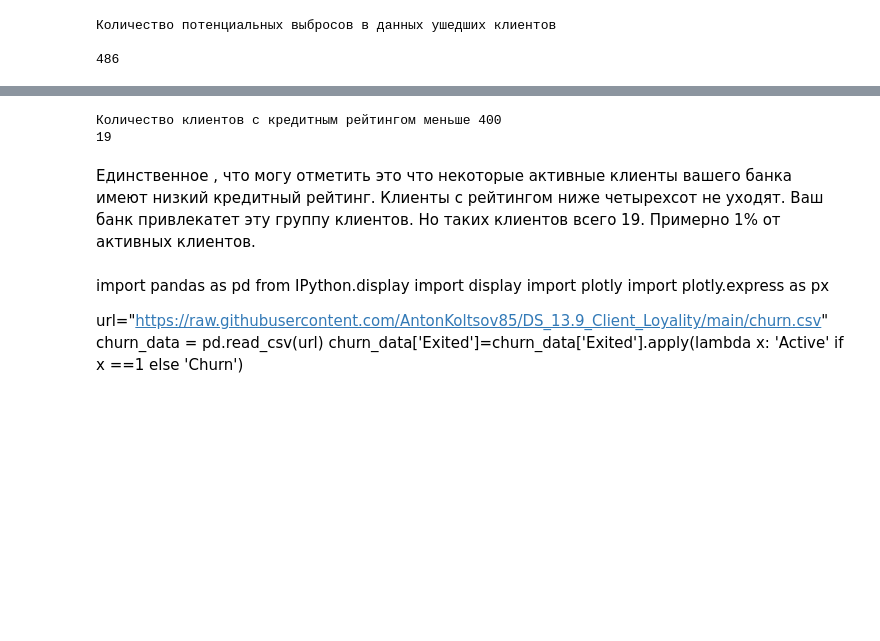
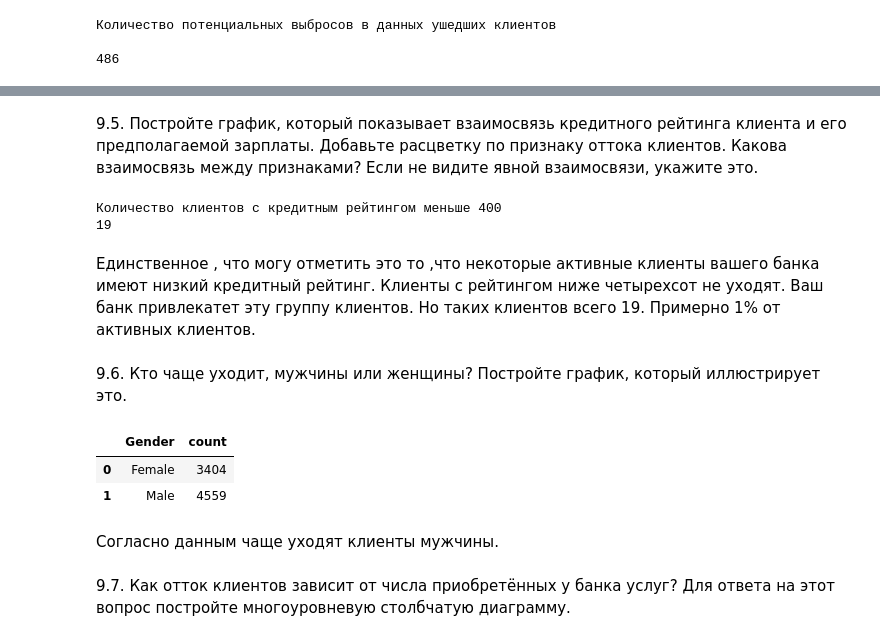
Before and after one commit to AntonKoltsov85/DS_13.9_Client_Loyality, a Jupyter notebook: churn_nb.ipynb, the cells around one changed output, grey strips where cells are left out. Drawn from its saved outputs; the diff is of its cells as text; code cells hidden in the pictures; blank space fills up the shorter version.

```diff
--- a/churn_nb.ipynb
+++ b/churn_nb.ipynb
@@ -123,4 +125,6 @@ fig.show()
  Отдельно отмечу количество потенциальных выбросов в разрезе ушедших клиентов . Таких выбросо 486. Эти выбросы находятся в возрастсной группе от 57 лет и старше. Это составляет 6% от ушедших клиентов. Вполне возможно , что данные уходы клиентов связаны с естественными причинами(смерть). Глубокое иссследование этой группы рекомендуется после выяснения причин ухода клиентов в группе от 31 до 38 лет.
+# %% [markdown]
+9.5. Постройте график, который показывает взаимосвязь кредитного рейтинга клиента и его предполагаемой зарплаты. Добавьте расцветку по признаку оттока клиентов. Какова взаимосвязь между признаками? Если не видите явной взаимосвязи, укажите это.
 # %%
 import pandas as pd
 from IPython.display import display
@@ -148,14 +152,36 @@ str(churn_data[(churn_data['CreditScore']<400) & (churn_data['Exited']=='Active'
 Количество клиентов с кредитным рейтингом меньше 400
 19
 # %% [markdown]
-Единственное , что могу отметить это что некоторые активные клиенты вашего банка имеют низкий кредитный рейтинг. Клиенты с рейтингом ниже четырехсот не уходят. Ваш банк привлекатет эту группу клиентов. Но таких клиентов всего 19. Примерно 1% от активных клиентов.
+Единственное , что могу отметить это то ,что некоторые активные клиенты вашего банка имеют низкий кредитный рейтинг. Клиенты с рейтингом ниже четырехсот не уходят. Ваш банк привлекатет эту группу клиентов. Но таких клиентов всего 19. Примерно 1% от активных клиентов.
-# %% [markdown]
-import pandas as pd
-from IPython.display import display
-import plotly
-import plotly.express as px
-
-url="https://raw.githubusercontent.com/AntonKoltsov85/DS_13.9_Client_Loyality/main/churn.csv"
-churn_data = pd.read_csv(url)
-churn_data['Exited']=churn_data['Exited'].apply(lambda x: 'Active' if x ==1 else 'Churn')
+# %% [markdown]
+9.6. Кто чаще уходит, мужчины или женщины? Постройте график, который иллюстрирует это.
+# %%
+import pandas as pd
+from IPython.display import display
+import plotly
+import plotly.express as px
+
+url="https://raw.githubusercontent.com/AntonKoltsov85/DS_13.9_Client_Loyality/main/churn.csv"
+churn_data = pd.read_csv(url)
+churn_data['Exited']=churn_data['Exited'].apply(lambda x: 'Active' if x ==1 else 'Churn')
+pie_data=churn_data[churn_data['Exited']=='Churn'].groupby('Gender',as_index=False)['Gender'].value_counts()
+display(pie_data)
+fig=px.pie(
+    data_frame=pie_data,
+    values='count',
+    names='Gender',
+    title='Кто чаще уходит, мужчины или женщины?',
+    template= 'plotly_dark'
+)
+fig.update_layout(yaxis_title='Количество ушедших')
+fig.update_layout(xaxis_title='Пол')
+#fig.show()
+# %% [output]
+|  | Gender | count |
+| 0 | Female | 3404 |
+| 1 | Male | 4559 |
+# %% [markdown]
+Согласно данным чаще уходят клиенты мужчины.
+# %% [markdown]
+9.7. Как отток клиентов зависит от числа приобретённых у банка услуг? Для ответа на этот вопрос постройте многоуровневую столбчатую диаграмму.
 # %%
```
Also changed, not shown: parts of 4 cells of this notebook.
